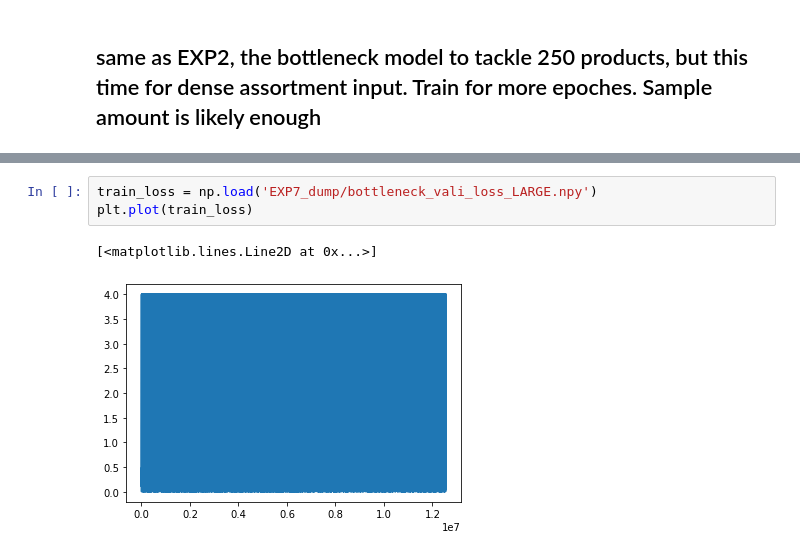
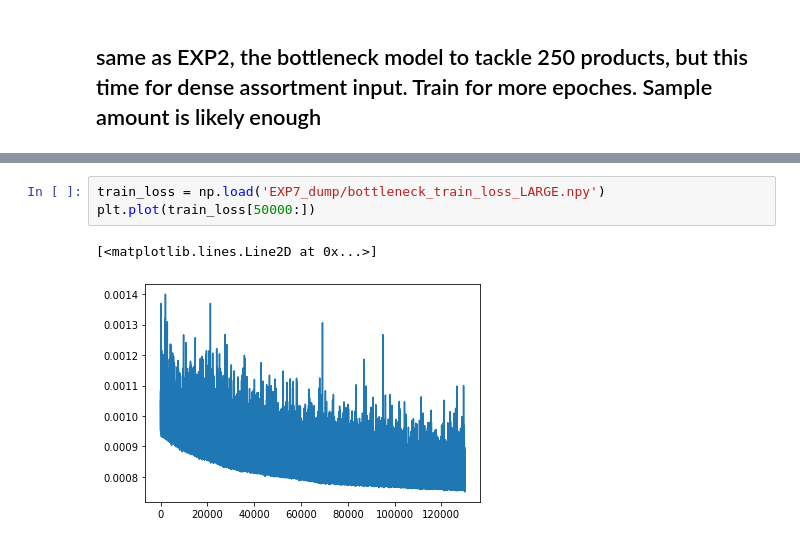
Before and after one commit to TurquoiseKitty/AssortmentNN, a Jupyter notebook: EXP7.ipynb, the cells around one changed output, grey strips where cells are left out. Saved outputs shown, nothing was run; the diff lists cells and outputs as text.

```diff
--- a/EXP7.ipynb
+++ b/EXP7.ipynb
@@ -91,6 +107,6 @@ total time elapse :  401.1853349208832
-# %%
-train_loss = np.load('EXP7_dump/bottleneck_vali_loss_LARGE.npy')
-plt.plot(train_loss)
-# %% [output]
-[<matplotlib.lines.Line2D at 0x...>]
-[figure, removed]
+# %%
+train_loss = np.load('EXP7_dump/bottleneck_train_loss_LARGE.npy')
+plt.plot(train_loss[50000:])
+# %% [output]
+[<matplotlib.lines.Line2D at 0x...>]
+[figure, added]
```
Also changed, not shown: parts of 8 cells of this notebook, 3 other files.
